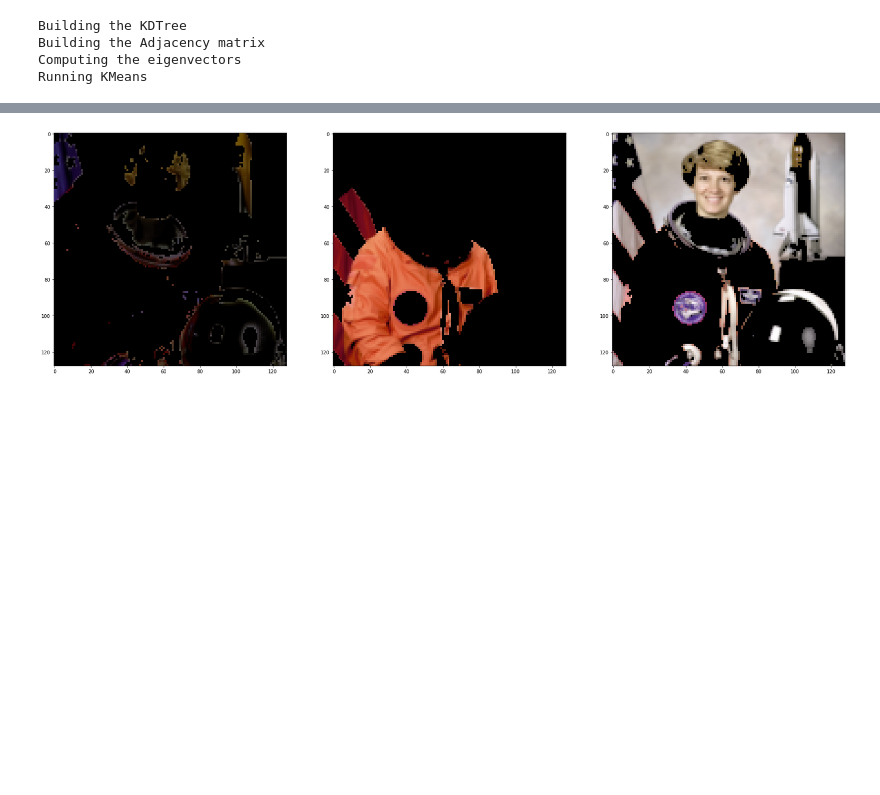
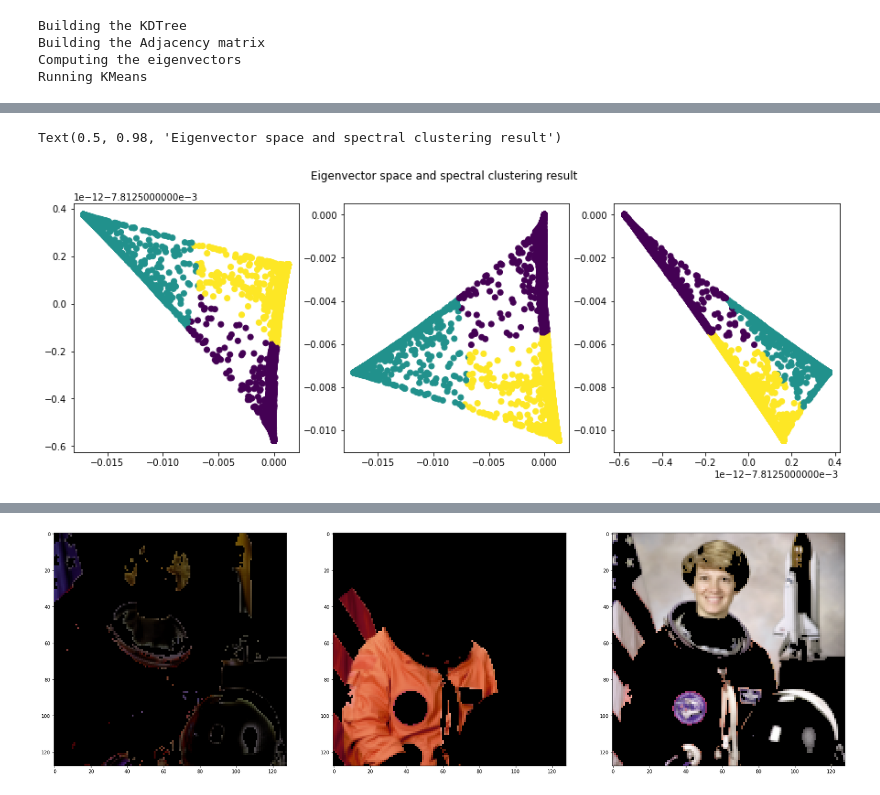
Before and after one commit to thast/numerical-journeys, a Jupyter notebook: jupyter notebooks/Spectral Clustering from scratch or almost.ipynb, the cells around one changed output, grey strips where cells are left out. Saved outputs shown, nothing was run; the diff lists cells and outputs as text; code cells hidden in the pictures; blank space fills up the shorter version.

```diff
--- a/jupyter notebooks/Spectral Clustering from scratch or almost.ipynb
+++ b/jupyter notebooks/Spectral Clustering from scratch or almost.ipynb
@@ -225,2 +239,12 @@ ax[2].scatter(eigv_ast[:,1],eigv_ast[:,2],c=spectral_ast.labels_)
+# %%
+# compare original space, yeojohnson space, and eigenvector space
+fig, ax = plt.subplots(1,3,figsize=(15,5))
+ax[0].scatter(eigv_ast[:,0],eigv_ast[:,1],c=spectral_ast.labels_)
+ax[1].scatter(eigv_ast[:,0],eigv_ast[:,2],c=spectral_ast.labels_)
+ax[2].scatter(eigv_ast[:,1],eigv_ast[:,2],c=spectral_ast.labels_)
+fig.suptitle('Eigenvector space and spectral clustering result')
+# %% [output]
+Text(0.5, 0.98, 'Eigenvector space and spectral clustering result')
+[figure, added]
 # %%
 # visualize the location of clusters
```
Also changed, not shown: parts of 6 cells of this notebook.
